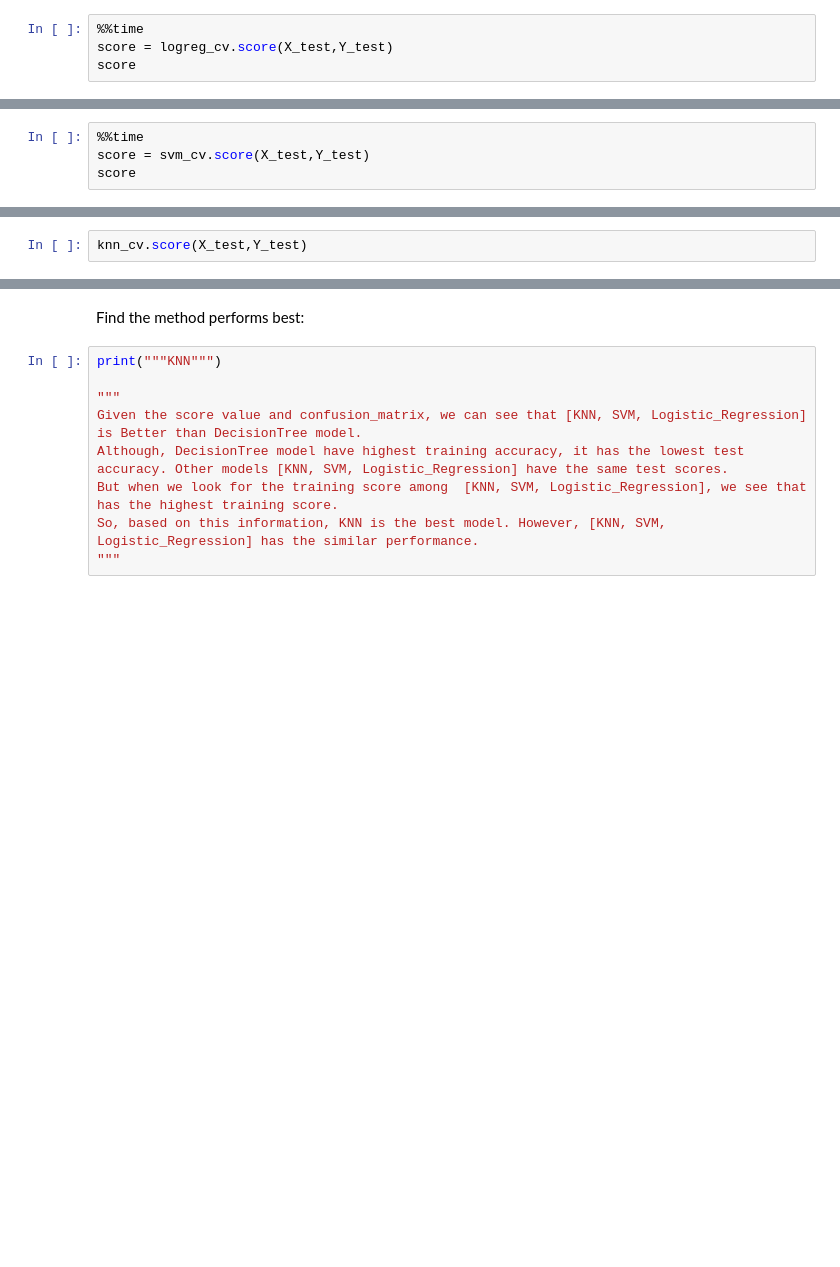
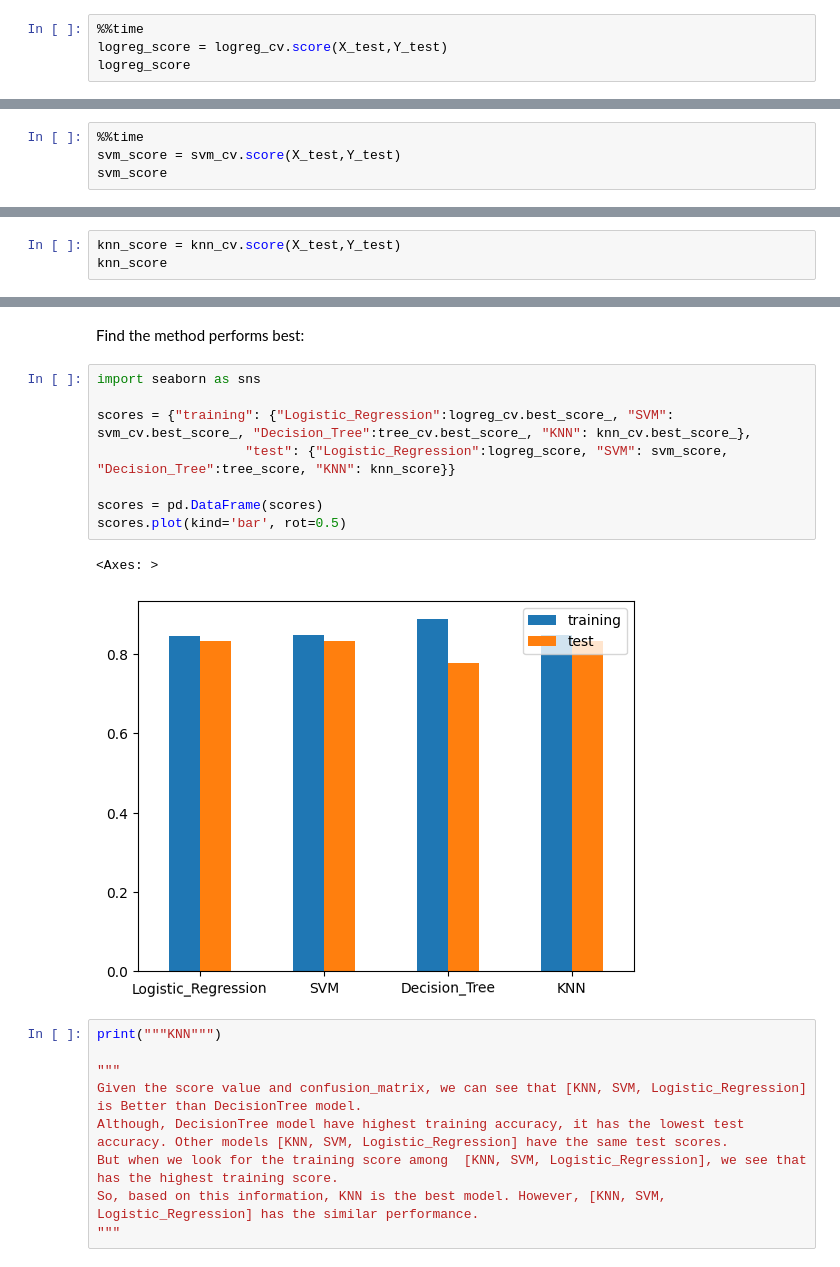
Before and after one commit to RayGone/IBM_DataScience_CourseWork, a Jupyter notebook: Course10/week4/SpaceX_Machine Learning Prediction_Part_5.ipynb, the cells around one changed output, grey strips where cells are left out. Cells and saved outputs as stored; diff of their text form; blank space fills up the shorter version.

```diff
--- a/Course10/week4/SpaceX_Machine Learning Prediction_Part_5.ipynb
+++ b/Course10/week4/SpaceX_Machine Learning Prediction_Part_5.ipynb
@@ -206,6 +206,6 @@ accuracy : 0.8464285714285713
 Calculate the accuracy on the test data using the method <code>score</code>:
 # %%
 %%time
-score = logreg_cv.score(X_test,Y_test)
-score
+logreg_score = logreg_cv.score(X_test,Y_test)
+logreg_score
 # %% [output]
@@ -253,6 +253,6 @@ accuracy : 0.8472222222222223
 Calculate the accuracy on the test data using the method <code>score</code>:
 # %%
 %%time
-score = svm_cv.score(X_test,Y_test)
-score
+svm_score = svm_cv.score(X_test,Y_test)
+svm_score
 # %% [output]
@@ -367,7 +338,8 @@ accuracy : 0.8482142857142858
 # %% [markdown]
 Calculate the accuracy of knn_cv on the test data using the method <code>score</code>:
 # %%
-knn_cv.score(X_test,Y_test)
+knn_score = knn_cv.score(X_test,Y_test)
+knn_score
 # %% [output]
 0.8333333333333334
 # %% [markdown]
@@ -381,6 +353,17 @@ plot_confusion_matrix(Y_test,yhat)
 ## TASK  12
 # %% [markdown]
 Find the method performs best:
+# %%
+import seaborn as sns
+
+scores = {"training": {"Logistic_Regression":logreg_cv.best_score_, "SVM": svm_cv.best_score_, "Decision_Tree":tree_cv.best_score_, "KNN": knn_cv.best_score_},
+                   "test": {"Logistic_Regression":logreg_score, "SVM": svm_score, "Decision_Tree":tree_score, "KNN": knn_score}}
+
+scores = pd.DataFrame(scores)
+scores.plot(kind='bar', rot=0.5)
+# %% [output]
+<Axes: >
+[figure, added]
 # %%
 print("""KNN""")
 
```
Also changed, not shown: parts of 15 cells of this notebook.
